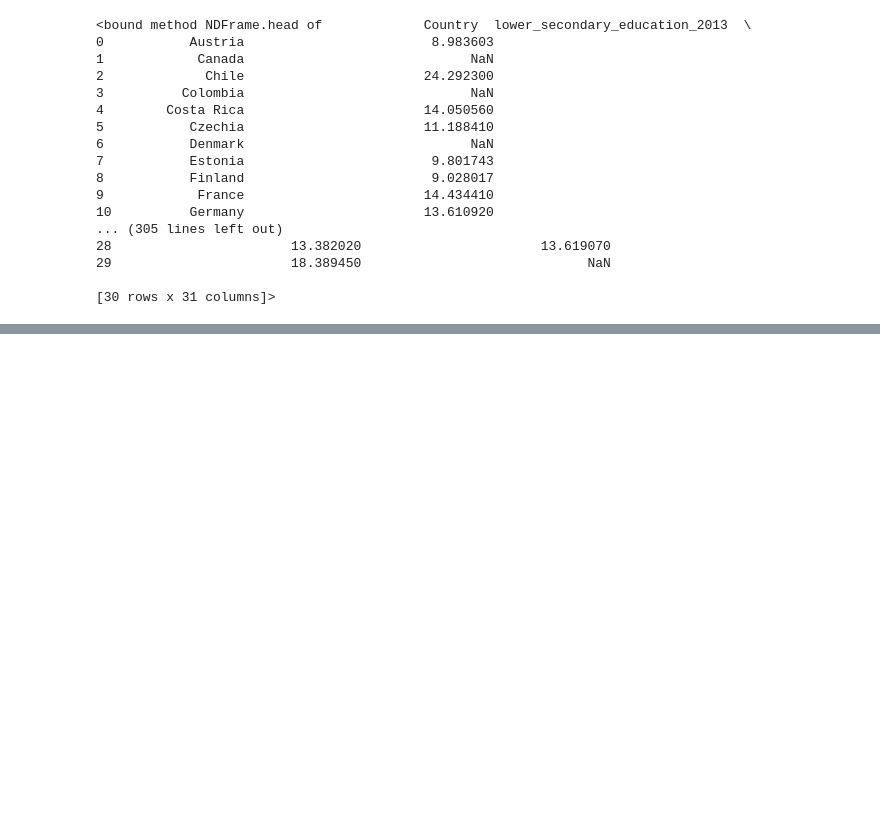
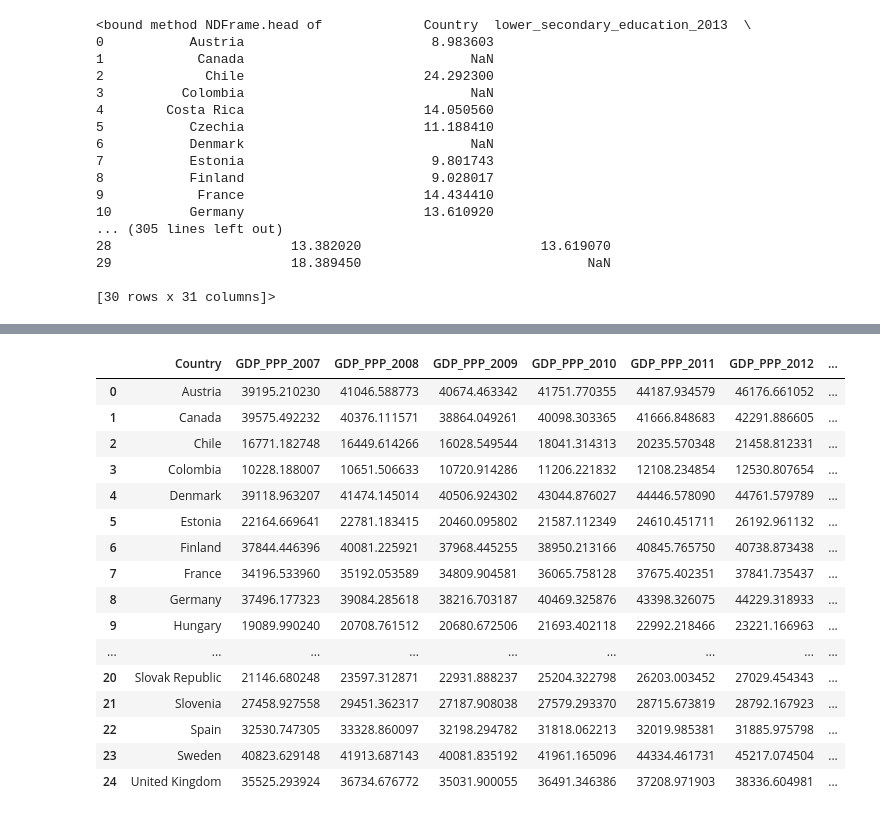
Before and after one commit to mellamanelpoeta/pol_pub2, a Jupyter notebook: source/01_eda.ipynb, the cells around one changed output, grey strips where cells are left out. Saved outputs shown, nothing was run; the diff lists cells and outputs as text; code cells hidden in the pictures; blank space fills up the shorter version.

```diff
--- a/source/01_eda.ipynb
+++ b/source/01_eda.ipynb
@@ -309,0 +444,89 @@ merged_gdp
+# %%
+import pandas as pd
+import numpy as np
+
+def aggregate_education_metrics(df):
+    """
+    Aggregate teaching hours and student-teacher ratios from different education levels
+    into single time series.
+    Returns a new dataframe with consolidated metrics.
+    """
+    # Create a copy of the dataframe to avoid modifying the original
+    new_df = df.copy()
+
+    # Handle teaching hours aggregation
+    teaching_cols = [col for col in df.columns if 'teaching_hours' in col]
+    teaching_years = set()
+    for col in teaching_cols:
+        year = col.split('_')[-1]
+        if year.isdigit():
+            teaching_years.add(int(year))
+
+    # Aggregate teaching hours
+    for year in sorted(teaching_years):
+        year_cols = [col for col in teaching_cols if str(year) in col]
+        new_df[f'teaching_hours_{year}'] = new_df[year_cols].mean(axis=1, skipna=True)
+
+    # Handle student-teacher ratio aggregation
+    ratio_cols = [col for col in df.columns if 'student_teacher_ratio' in col]
+    ratio_years = set()
+    for col in ratio_cols:
+        year = col.split('_')[-1]
+        if year.isdigit():
+            ratio_years.add(int(year))
+
+    # Aggregate student-teacher ratios
+    for year in sorted(ratio_years):
+        year_cols = [col for col in ratio_cols if str(year) in col]
+        new_df[f'student_teacher_ratio_{year}'] = new_df[year_cols].mean(axis=1, skipna=True)
+
+    # Drop original columns
+    new_df = new_df.drop(columns=teaching_cols + ratio_cols)
+
+    # Sort columns to keep metrics together
+    teaching_hours_cols = sorted([col for col in new_df.columns if 'teaching_hours' in col])
+    ratio_cols = sorted([col for col in new_df.columns if 'student_teacher_ratio' in col])
+    other_cols = [col for col in new_df.columns if 'teaching_hours' not in col and 'student_teacher_ratio' not in col]
+
+    new_df = new_df[other_cols + teaching_hours_cols + ratio_cols]
+
+    return new_df
+
+def print_metrics_summary(df):
+    """
+    Print summary of teaching hours and student-teacher ratio columns in the dataframe
+    """
+    print("Teaching Hours Columns:")
+    teaching_cols = sorted([col for col in df.columns if 'teaching_hours' in col])
+    for col in teaching_cols:
+        print(f"- {col}")
+
+    print("\nStudent-Teacher Ratio Columns:")
+    ratio_cols = sorted([col for col in df.columns if 'student_teacher_ratio' in col])
+    for col in ratio_cols:
+        print(f"- {col}")
+
+    print(f"\nTotal number of teaching hours columns: {len(teaching_cols)}")
+    print(f"Total number of student-teacher ratio columns: {len(ratio_cols)}")
+
+
+transformed_df = aggregate_education_metrics(wide_format_df)
+transformed_df
+# %% [output]
+|  | Country | GDP_PPP_2007 | GDP_PPP_2008 | GDP_PPP_2009 | GDP_PPP_2010 | GDP_PPP_2011 | GDP_PPP_2012 | ... |
+| 0 | Austria | 39195.210230 | 41046.588773 | 40674.463342 | 41751.770355 | 44187.934579 | 46176.661052 | ... |
+| 1 | Canada | 39575.492232 | 40376.111571 | 38864.049261 | 40098.303365 | 41666.848683 | 42291.886605 | ... |
+| 2 | Chile | 16771.182748 | 16449.614266 | 16028.549544 | 18041.314313 | 20235.570348 | 21458.812331 | ... |
+| 3 | Colombia | 10228.188007 | 10651.506633 | 10720.914286 | 11206.221832 | 12108.234854 | 12530.807654 | ... |
+| 4 | Denmark | 39118.963207 | 41474.145014 | 40506.924302 | 43044.876027 | 44446.578090 | 44761.579789 | ... |
+| 5 | Estonia | 22164.669641 | 22781.183415 | 20460.095802 | 21587.112349 | 24610.451711 | 26192.961132 | ... |
+| 6 | Finland | 37844.446396 | 40081.225921 | 37968.445255 | 38950.213166 | 40845.765750 | 40738.873438 | ... |
+| 7 | France | 34196.533960 | 35192.053589 | 34809.904581 | 36065.758128 | 37675.402351 | 37841.735437 | ... |
+| 8 | Germany | 37496.177323 | 39084.285618 | 38216.703187 | 40469.325876 | 43398.326075 | 44229.318933 | ... |
+| 9 | Hungary | 19089.990240 | 20708.761512 | 20680.672506 | 21693.402118 | 22992.218466 | 23221.166963 | ... |
+| ... | ... | ... | ... | ... | ... | ... | ... | ... |
+| 20 | Slovak Republic | 21146.680248 | 23597.312871 | 22931.888237 | 25204.322798 | 26203.003452 | 27029.454343 | ... |
+| 21 | Slovenia | 27458.927558 | 29451.362317 | 27187.908038 | 27579.293370 | 28715.673819 | 28792.167923 | ... |
+| 22 | Spain | 32530.747305 | 33328.860097 | 32198.294782 | 31818.062213 | 32019.985381 | 31885.975798 | ... |
+| 23 | Sweden | 40823.629148 | 41913.687143 | 40081.835192 | 41961.165096 | 44334.461731 | 45217.074504 | ... |
+| 24 | United Kingdom | 35525.293924 | 36734.676772 | 35031.900055 | 36491.346386 | 37208.971903 | 38336.604981 | ... |
```
Also changed, not shown: parts of 25 cells of this notebook, 7 other files.
